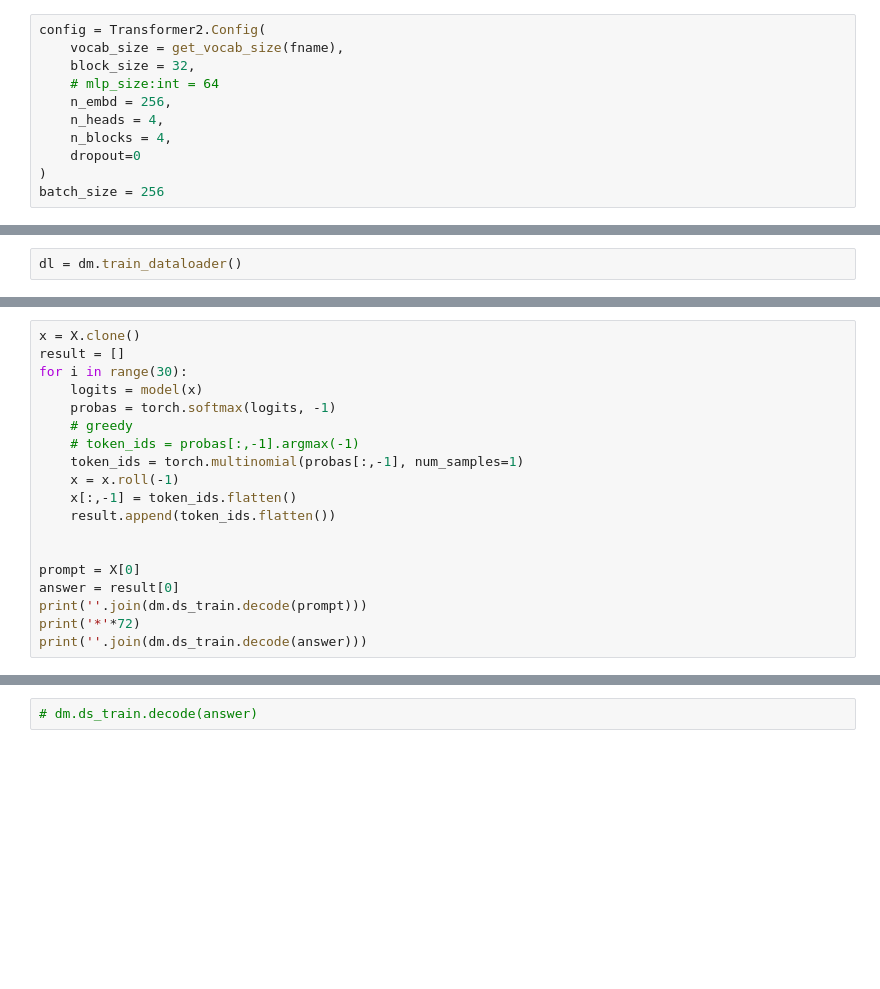
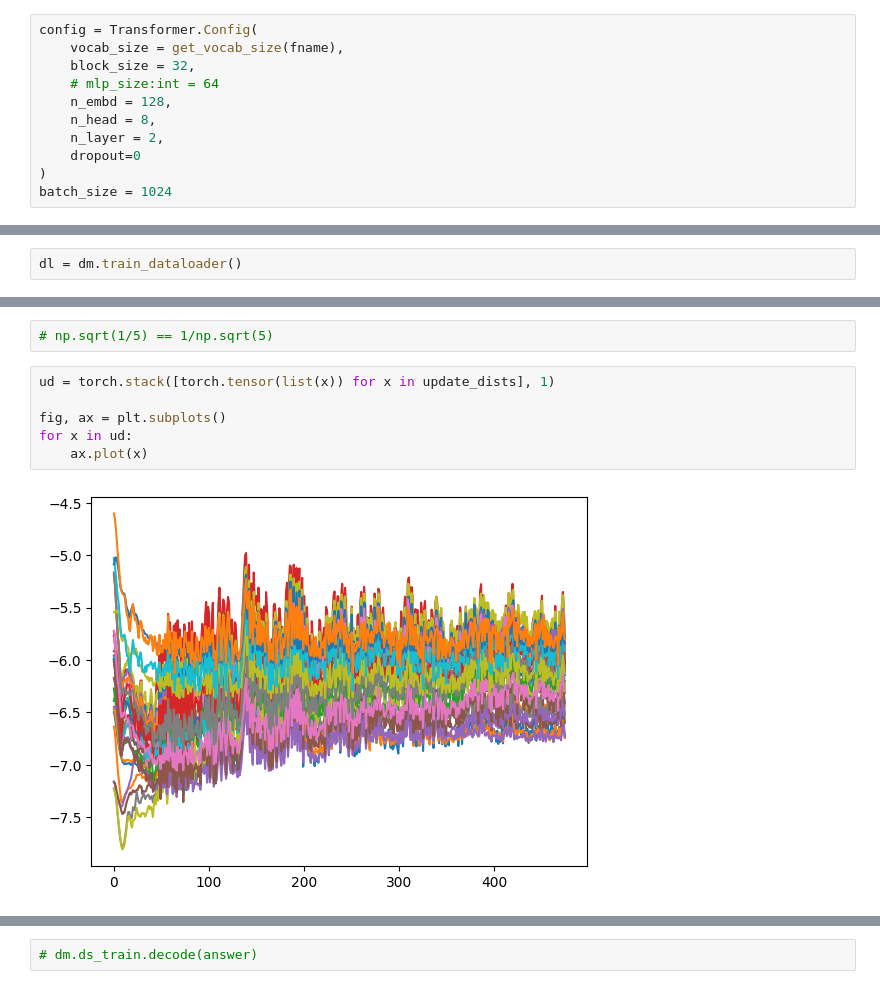
Before and after one commit to egafni/AI, a Jupyter notebook: notebooks/transformer_scratch.ipynb, the cells around one changed output, grey strips where cells are left out. Saved outputs shown, nothing was run; the diff lists cells and outputs as text; blank space fills up the shorter version.

```diff
--- a/notebooks/transformer_scratch.ipynb
+++ b/notebooks/transformer_scratch.ipynb
@@ -15,14 +24,14 @@ fname = f'{REPO_DIR}/data/shakespeare.txt'
 # %%
-config = Transformer2.Config(
+config = Transformer.Config(
     vocab_size = get_vocab_size(fname),
     block_size = 32,
     # mlp_size:int = 64
-    n_embd = 256,
-    n_heads = 4,
-    n_blocks = 4,
+    n_embd = 128,
+    n_head = 8,
+    n_layer = 2,
     dropout=0
 )
-batch_size = 256
+batch_size = 1024
 # %%
 dm = TextDataModule.Config(fname=fname, block_size=config.block_size, batch_size=batch_size,
                            num_workers=0).i()
@@ -154,19 +75,0 @@ e0|s200: loss=2.84
-# %%
-x = X.clone()
-result = []
-for i in range(30):
-    logits = model(x)
-    probas = torch.softmax(logits, -1)
-    # greedy
-    # token_ids = probas[:,-1].argmax(-1)
-    token_ids = torch.multinomial(probas[:,-1], num_samples=1)
-    x = x.roll(-1)
-    x[:,-1] = token_ids.flatten()
-    result.append(token_ids.flatten())
-
-
-prompt = X[0]
-answer = result[0]
-print(''.join(dm.ds_train.decode(prompt)))
-print('*'*72)
-print(''.join(dm.ds_train.decode(answer)))
@@ -182,0 +102,10 @@ o
+# %%
+# np.sqrt(1/5) == 1/np.sqrt(5)
+# %%
+ud = torch.stack([torch.tensor(list(x)) for x in update_dists], 1)
+
+fig, ax = plt.subplots()
+for x in ud:
+    ax.plot(x)
+# %% [output]
+[figure, added]
```
Also changed, not shown: parts of 13 cells of this notebook, 10 other files.
